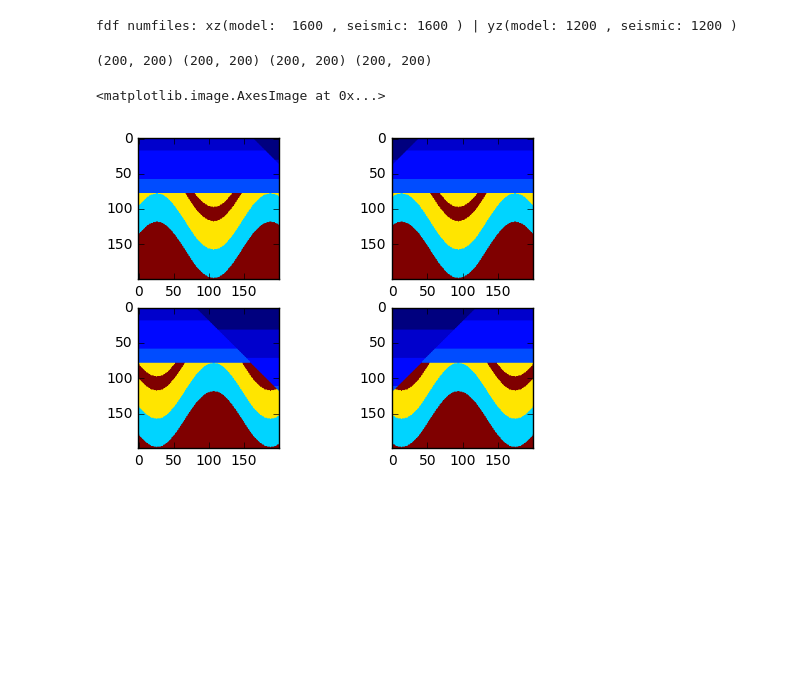
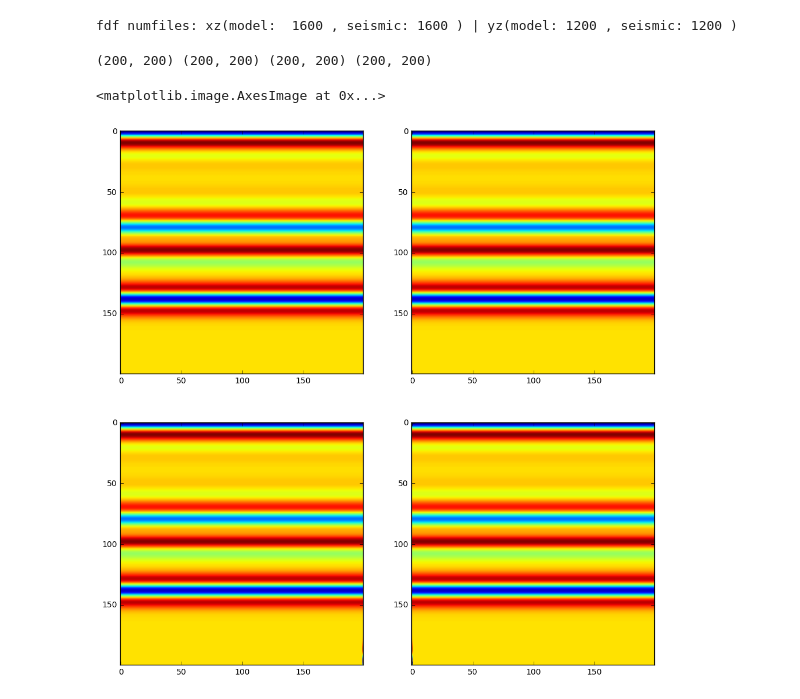
Before and after one commit to stevejpurves/model2seis, a Jupyter notebook: model/build_mega_training_set.ipynb, the cells around one changed output. Saved outputs shown, nothing was run; the diff lists cells and outputs as text; code cells hidden in the pictures; blank space fills up the shorter version.

```diff
--- a/model/build_mega_training_set.ipynb
+++ b/model/build_mega_training_set.ipynb
@@ -42,16 +42,15 @@ fdf_yz_size = (400, 200)
 def makeCropFlipSet(data):
     left = data[:, 0:target_width]
     left_flip = np.fliplr(left)
-    right = data[:, (fdf_xz_size[0]-target_width):fdf_xz_size[0]]
+    right = data[:, -target_width:]
     right_flip = np.fliplr(right)
     return left, left_flip, right, right_flip
 
 def runCropFlipOnPath(files, image_size, stub):
     i = 1
     for file in files:
-        data = np.transpose(np.load(file).reshape(image_size))
+        data = np.load(file)
         left, left_flip, right, right_flip = makeCropFlipSet(data)
-#         print(left.shape, right.shape)
         name = out_dir+stub
         np.save(name+'_L_'+str(i), left)
         np.save(name+'_LF_'+str(i), left_flip)
@@ -59,21 +58,22 @@ def runCropFlipOnPath(files, image_size, stub):
         np.save(name+'_RF_'+str(i), right_flip)
         i=i+1
 # %%
-data = np.transpose(np.load(fdf_yz_model_files[0]).reshape(fdf_yz_size))
+data = np.load('data_fold_dyke_fault/seismic_r10/out_0001_xz0.npy')
 left, left_flip, right, right_flip = makeCropFlipSet(data)
 print(left.shape, left_flip.shape, right.shape, right_flip.shape)
 
+plt.figure(figsize=(12,12))
 plt.subplot(2,2,1)
 plt.imshow(left)
 plt.subplot(2,2,2)
 plt.imshow(left_flip)
 plt.subplot(2,2,3)
 plt.imshow(right)
 plt.subplot(2,2,4)
 plt.imshow(right_flip)
 # %% [output]
 (200, 200) (200, 200) (200, 200) (200, 200)
 <matplotlib.image.AxesImage at 0x...>
-[figure, old version]
+[figure, new version]
 # %%
 
```
Also changed, not shown: parts of 2 cells of this notebook, 2 other files.
